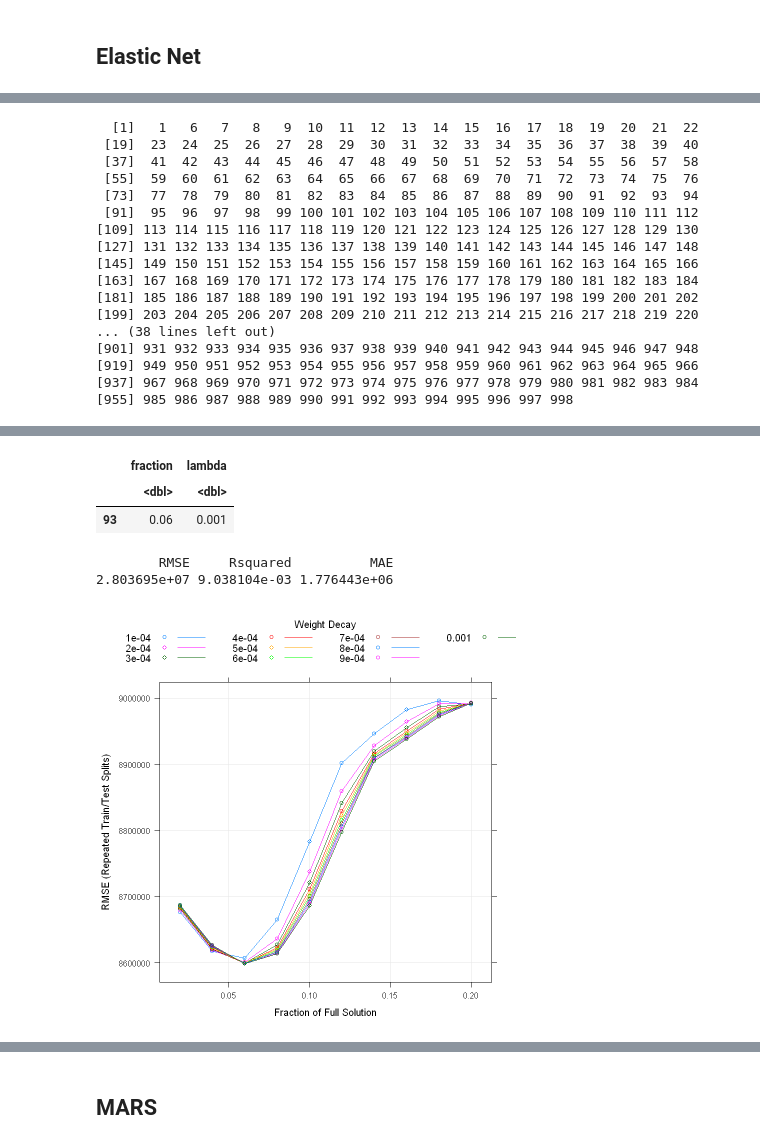
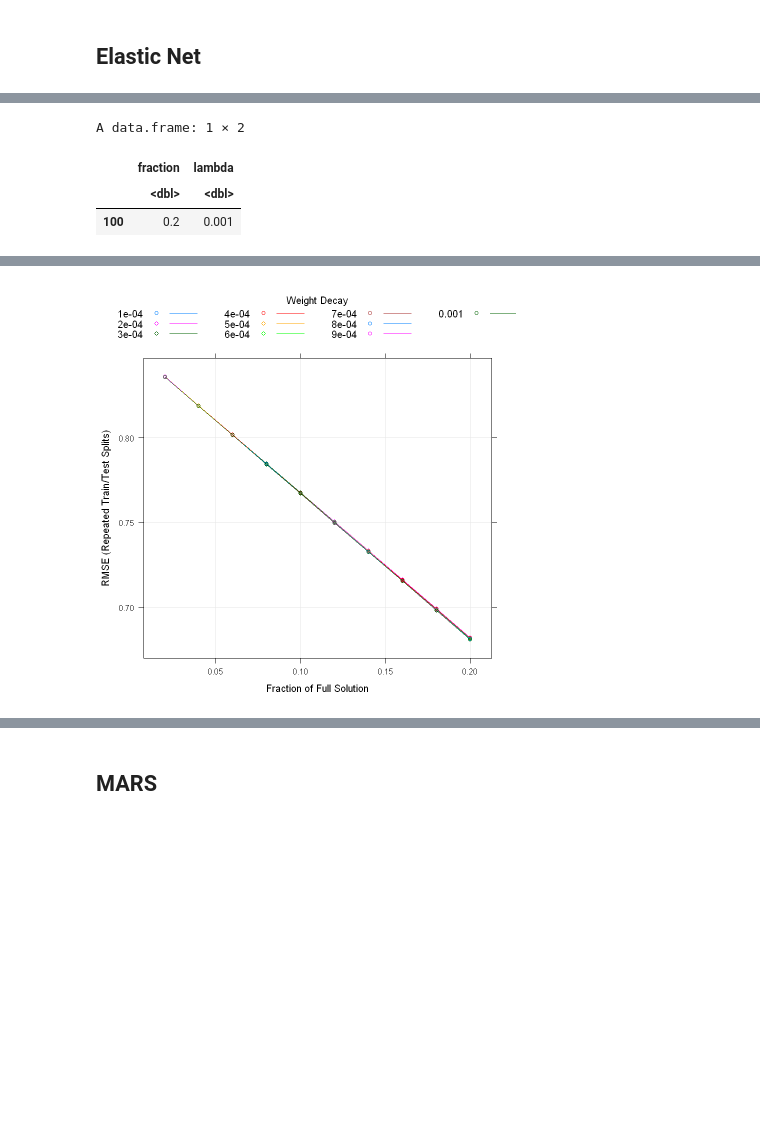
Before and after one commit to jvbaker95/OR-568-Project, a Jupyter notebook: OR-568_Project_Analysis.ipynb, the cells around one changed output, grey strips where cells are left out. Drawn from its saved outputs; the diff is of its cells as text; code cells hidden in the pictures; blank space fills up the shorter version.

Commit message:
Near-final version

```diff
--- a/OR-568_Project_Analysis.ipynb
+++ b/OR-568_Project_Analysis.ipynb
@@ -257,7 +257,7 @@ df <- nyc.data
 # df.y <- nyc.data$sale.price
 
 # Maintain an internal switch to use the STREET and LATLONG predictors.
-useStreet <- TRUE
+useStreet <- FALSE
 useLatLongs <- FALSE
 # %% [markdown]
 ### Nulling unused predictors
@@ -552,9 +552,9 @@ hotEncodeString <- " ~ borough +
     tax.class.at.time.of.sale +
     building.class.at.time.of.sale"
 
-# if (useStreet) {
-#     hotEncodeString <- paste(hotEncodeString, "+\n    street")
-# }
+if (useStreet) {
+    hotEncodeString <- paste(hotEncodeString, "+\n    street")
+}
 
 # one hot encoding the categorical variables
 dmy <- dummyVars(hotEncodeString, data = df)
@@ -913,56 +837,28 @@ A data.frame: 4 × 3
 # %% [markdown]
 ## Elastic Net
 # %%
-# GK's Code to convert to binary predictors
-numericpredictors <- c('residential.units','commercial.units','total.units','land.square.feet','gross.square.feet')
-df_numpreds <- subset(df, select= numericpredictors)
-
-dmy <- dummyVars(" ~ borough +
-neighborhood +
-building.class.category +
-tax.class.at.present +
-building.class.at.present +
-zip.code +
-year.built +
-tax.class.at.time.of.sale +
-building.class.at.time.of.sale", data = df)
-trsf <- data.frame(predict(dmy, newdata = df))
-dim(trsf)
-
-df_for_modeling <- cbind(trsf, df_numpreds)
-dim(df_for_modeling)
-
 # Partition Data
-nearZeroVar(df_for_modeling)
-df.enet.train <- df_for_modeling[df.shuffled,-nearZeroVar(df_for_modeling)]
-df.enet.test <- df_for_modeling[-df.shuffled,-nearZeroVar(df_for_modeling)]
-
-df.y.enet.train <- df.y[df.shuffled,]
-df.y.enet.test <- df.y[-df.shuffled,]
-
-# Train Control
-enet.ctrl <- trainControl("LGOCV")
+nearZeroVar(df.for_modeling)
+df.enet.train <- df.for_modeling[df.shuffled,-nearZeroVar(df.for_modeling)]
+df.enet.test <- df.for_modeling[-df.shuffled,-nearZeroVar(df.for_modeling)]
 
 # Tune Grid
 k=10
 
-
 # Train Model
+tic()
 enetFit.MC <- train(x = df.enet.train, # select features/predictors
-                   y = df.y.enet.train, # select outcome
+                   y = df.enet.train$sale.price, # select outcome
                    method = "enet",
                    tuneGrid = expand.grid(.fraction = .2*(1:k)/k, .lambda=.001*(1:k)/k),
-                   trControl = enet.ctrl,
+                   trControl = trainControl("LGOCV"), # Monte Carlo Cross Validation
                    preProc = c("center", "scale"))
-
 # Summary
 summary(enetFit.MC)
 enetFit.MC$bestTune
 plot(enetFit.MC)
 
-#Preditction
+#Prediction
 enetPred.MC <- predict(enetFit.MC, df.enet.test)
-
-enetTest.MC <- data.frame(obs = df.y.enet.test, pred = predict(enetFit.MC, df.enet.test))
-defaultSummary(enetTest.MC)
+enetTest.MC <- data.frame(obs = df.enet.test$sale.price, pred = predict(enetFit.MC, df.enet.test))
 # %% [output]
@@ -971,17 +902,4 @@ defaultSummary(enetTest.MC)
-  [1]   1   6   7   8   9  10  11  12  13  14  15  16  17  18  19  20  21  22
- [19]  23  24  25  26  27  28  29  30  31  32  33  34  35  36  37  38  39  40
- [37]  41  42  43  44  45  46  47  48  49  50  51  52  53  54  55  56  57  58
- [55]  59  60  61  62  63  64  65  66  67  68  69  70  71  72  73  74  75  76
- [73]  77  78  79  80  81  82  83  84  85  86  87  88  89  90  91  92  93  94
- [91]  95  96  97  98  99 100 101 102 103 104 105 106 107 108 109 110 111 112
-[109] 113 114 115 116 117 118 119 120 121 122 123 124 125 126 127 128 129 130
-[127] 131 132 133 134 135 136 137 138 139 140 141 142 143 144 145 146 147 148
-[145] 149 150 151 152 153 154 155 156 157 158 159 160 161 162 163 164 165 166
-[163] 167 168 169 170 171 172 173 174 175 176 177 178 179 180 181 182 183 184
-[181] 185 186 187 188 189 190 191 192 193 194 195 196 197 198 199 200 201 202
-[199] 203 204 205 206 207 208 209 210 211 212 213 214 215 216 217 218 219 220
-... (38 lines left out)
-[901] 931 932 933 934 935 936 937 938 939 940 941 942 943 944 945 946 947 948
-[919] 949 950 951 952 953 954 955 956 957 958 959 960 961 962 963 964 965 966
-[937] 967 968 969 970 971 972 973 974 975 976 977 978 979 980 981 982 983 984
-[955] 985 986 987 988 989 990 991 992 993 994 995 996 997 998
+A data.frame: 1 × 2
+|  | fraction | lambda |
+|  | <dbl> | <dbl> |
+| 100 | 0.2 | 0.001 |
@@ -1009,6 +909 @@ A data.frame: 1 × 2
-|  | fraction | lambda |
-|  | <dbl> | <dbl> |
-| 93 | 0.06 | 0.001 |
-        RMSE     Rsquared          MAE
-2.803695e+07 9.038104e-03 1.776443e+06
-[figure, old version]
+[figure, new version]
```
Also changed, not shown: parts of 24 cells of this notebook.
